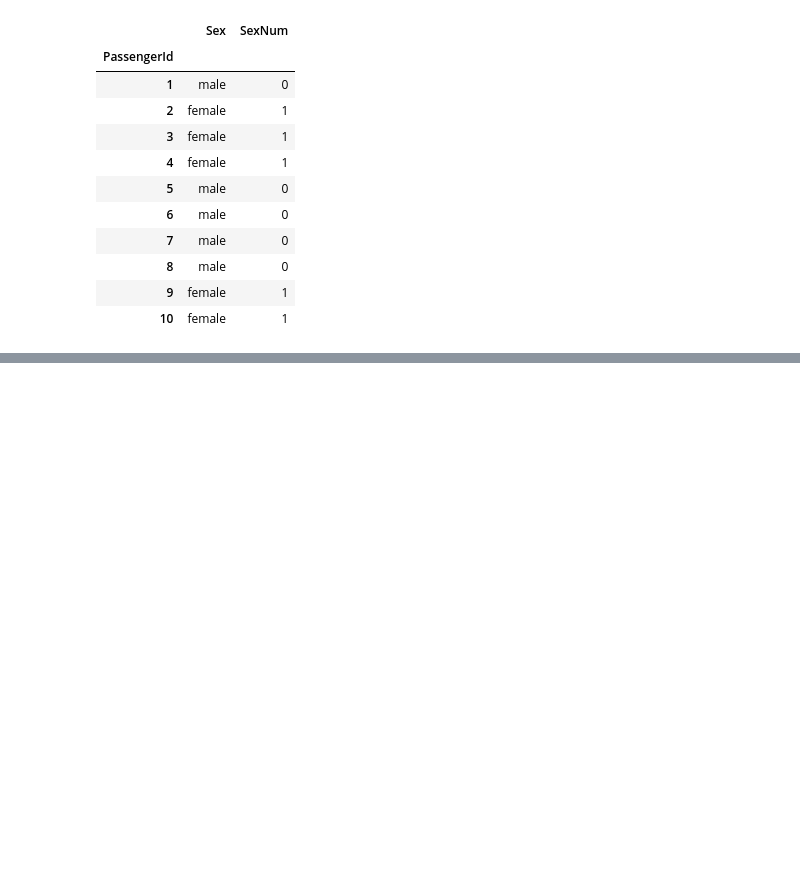
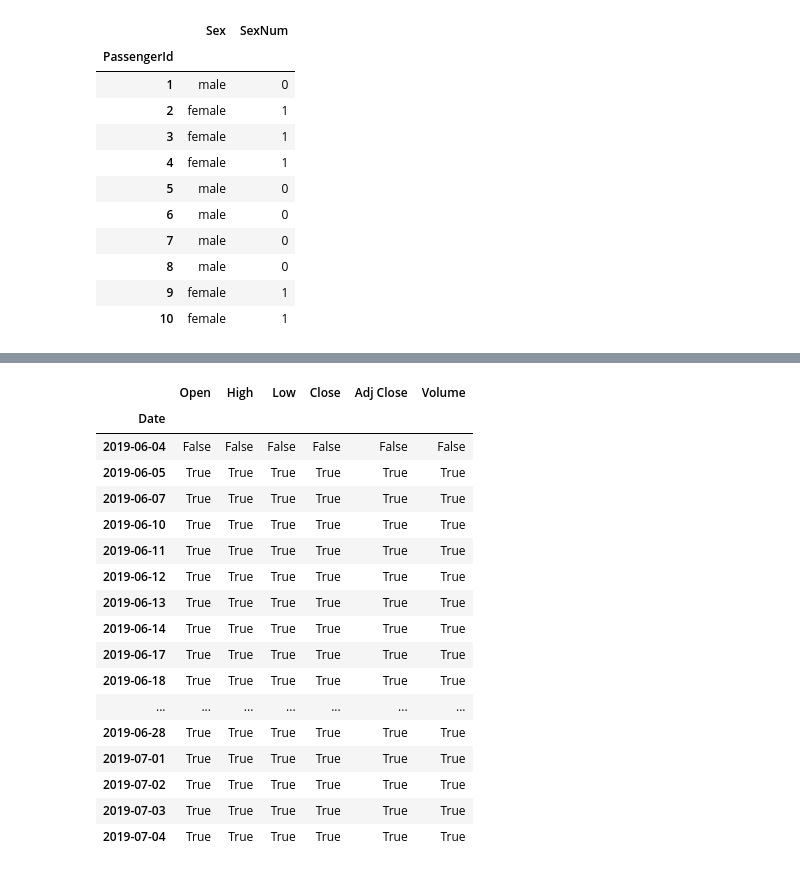
Before and after one commit to goebalgaebal/TIL, a Jupyter notebook: 빅데이터(딥러닝) 활용 AI 설계/딥러닝을 위한 빅데이터 기초/Python/code2/Day3_exercise.ipynb, the cells around one changed output, grey strips where cells are left out. Saved outputs shown, nothing was run; the diff lists cells and outputs as text; code cells hidden in the pictures; blank space fills up the shorter version.

```diff
--- a/빅데이터(딥러닝) 활용 AI 설계/딥러닝을 위한 빅데이터 기초/Python/code2/Day3_exercise.ipynb
+++ b/빅데이터(딥러닝) 활용 AI 설계/딥러닝을 위한 빅데이터 기초/Python/code2/Day3_exercise.ipynb
@@ -164,0 +191,21 @@ titanic[["Sex", "SexNum"]].head(10)
+# %%
+pd.notnull(data)
+# %% [output]
+|  | Open | High | Low | Close | Adj Close | Volume |
+| Date |  |  |  |  |  |  |
+| 2019-06-04 | False | False | False | False | False | False |
+| 2019-06-05 | True | True | True | True | True | True |
+| 2019-06-07 | True | True | True | True | True | True |
+| 2019-06-10 | True | True | True | True | True | True |
+| 2019-06-11 | True | True | True | True | True | True |
+| 2019-06-12 | True | True | True | True | True | True |
+| 2019-06-13 | True | True | True | True | True | True |
+| 2019-06-14 | True | True | True | True | True | True |
+| 2019-06-17 | True | True | True | True | True | True |
+| 2019-06-18 | True | True | True | True | True | True |
+| ... | ... | ... | ... | ... | ... | ... |
+| 2019-06-28 | True | True | True | True | True | True |
+| 2019-07-01 | True | True | True | True | True | True |
+| 2019-07-02 | True | True | True | True | True | True |
+| 2019-07-03 | True | True | True | True | True | True |
+| 2019-07-04 | True | True | True | True | True | True |
```
Also changed, not shown: parts of 9 cells of this notebook.
